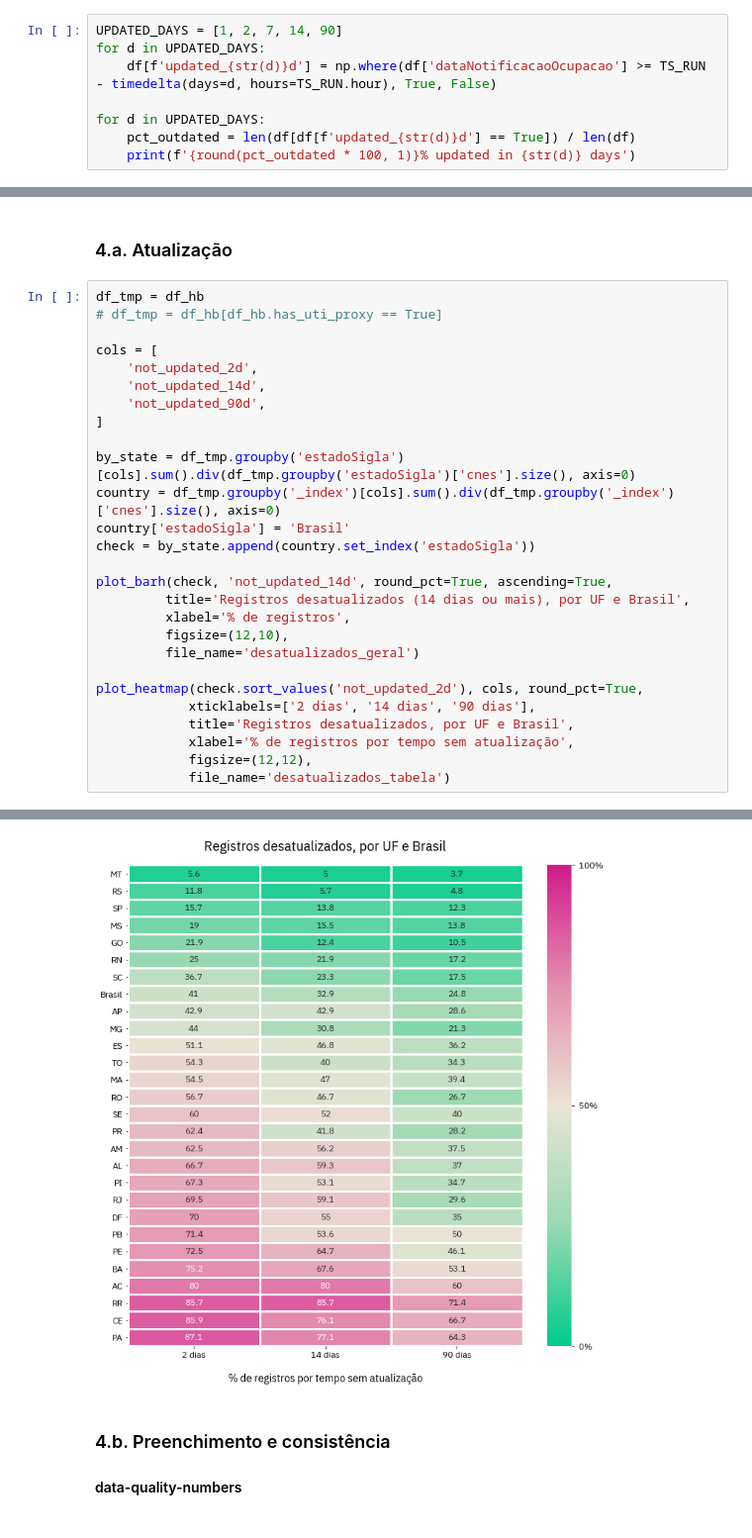
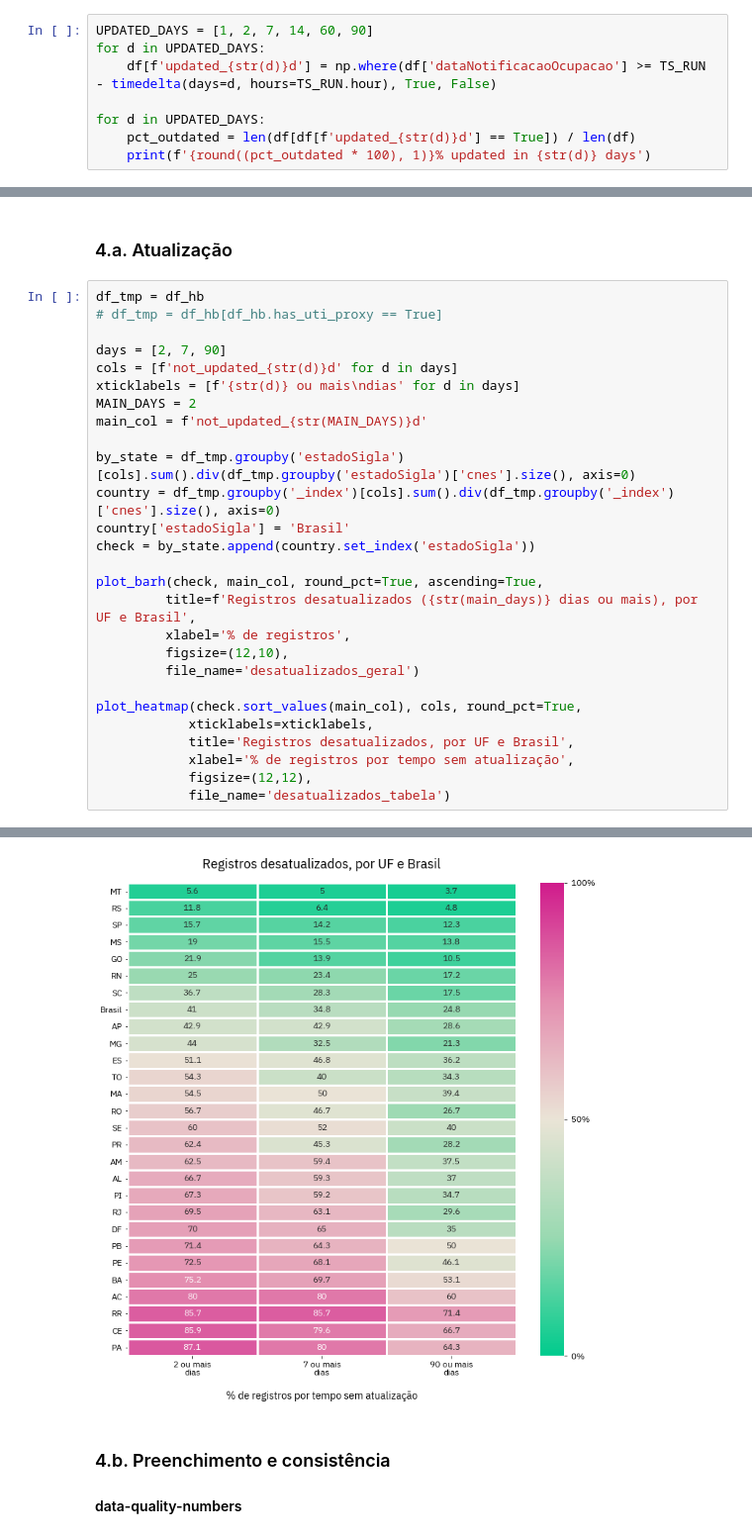
Before and after one commit to okfn-brasil/transparencia-leitos-covid-analise, a Jupyter notebook: Analysis.ipynb, the cells around one changed output, grey strips where cells are left out. Shown at 99% size. Saved outputs shown, nothing was run; the diff lists cells and outputs as text.

```diff
--- a/Analysis.ipynb
+++ b/Analysis.ipynb
@@ -112,11 +114,11 @@ df['dataNotificacaoOcupacao'] = pd.to_datetime(df['dataNotificacaoOcupacao'])
 # %%
-UPDATED_DAYS = [1, 2, 7, 14, 90]
+UPDATED_DAYS = [1, 2, 7, 14, 60, 90]
 for d in UPDATED_DAYS:
     df[f'updated_{str(d)}d'] = np.where(df['dataNotificacaoOcupacao'] >= TS_RUN - timedelta(days=d, hours=TS_RUN.hour), True, False)
 
 for d in UPDATED_DAYS:
     pct_outdated = len(df[df[f'updated_{str(d)}d'] == True]) / len(df)
-    print(f'{round(pct_outdated * 100, 1)}% updated in {str(d)} days')
+    print(f'{round((pct_outdated * 100), 1)}% updated in {str(d)} days')
 # %% [output]
 39.6% updated in 1 days
 59.0% updated in 2 days
@@ -305,25 +308,25 @@ df_hb['any_error'] = df_hb[cols_any_error].any(axis='columns')
 df_tmp = df_hb
 # df_tmp = df_hb[df_hb.has_uti_proxy == True]
 
-cols = [
-    'not_updated_2d',
-    'not_updated_14d',
-    'not_updated_90d',
-]
+days = [2, 7, 90]
+cols = [f'not_updated_{str(d)}d' for d in days]
+xticklabels = [f'{str(d)} ou mais\ndias' for d in days]
+MAIN_DAYS = 2
+main_col = f'not_updated_{str(MAIN_DAYS)}d'
 
 by_state = df_tmp.groupby('estadoSigla')[cols].sum().div(df_tmp.groupby('estadoSigla')['cnes'].size(), axis=0)
 country = df_tmp.groupby('_index')[cols].sum().div(df_tmp.groupby('_index')['cnes'].size(), axis=0)
 country['estadoSigla'] = 'Brasil'
 check = by_state.append(country.set_index('estadoSigla'))
 
-plot_barh(check, 'not_updated_14d', round_pct=True, ascending=True,
-         title='Registros desatualizados (14 dias ou mais), por UF e Brasil',
+plot_barh(check, main_col, round_pct=True, ascending=True,
+         title=f'Registros desatualizados ({str(main_days)} dias ou mais), por UF e Brasil',
          xlabel='% de registros',
          figsize=(12,10),
          file_name='desatualizados_geral')
 
-plot_heatmap(check.sort_values('not_updated_2d'), cols, round_pct=True,
-            xticklabels=['2 dias', '14 dias', '90 dias'],
+plot_heatmap(check.sort_values(main_col), cols, round_pct=True,
+            xticklabels=xticklabels,
             title='Registros desatualizados, por UF e Brasil',
             xlabel='% de registros por tempo sem atualização',
             figsize=(12,12),
@@ -333,4 +336,4 @@ plot_heatmap(check.sort_values('not_updated_2d'), cols, round_pct=True,
-[figure, old version]
+[figure, new version]
 # %% [markdown]
 ### 4.b. Preenchimento e consistência
 #### data-quality-numbers
```
Also changed, not shown: parts of 24 cells of this notebook.
